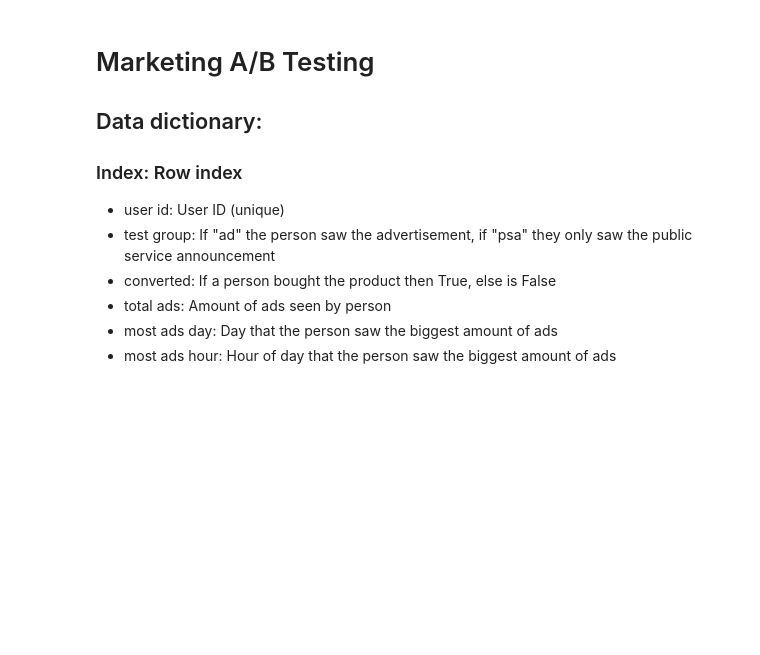
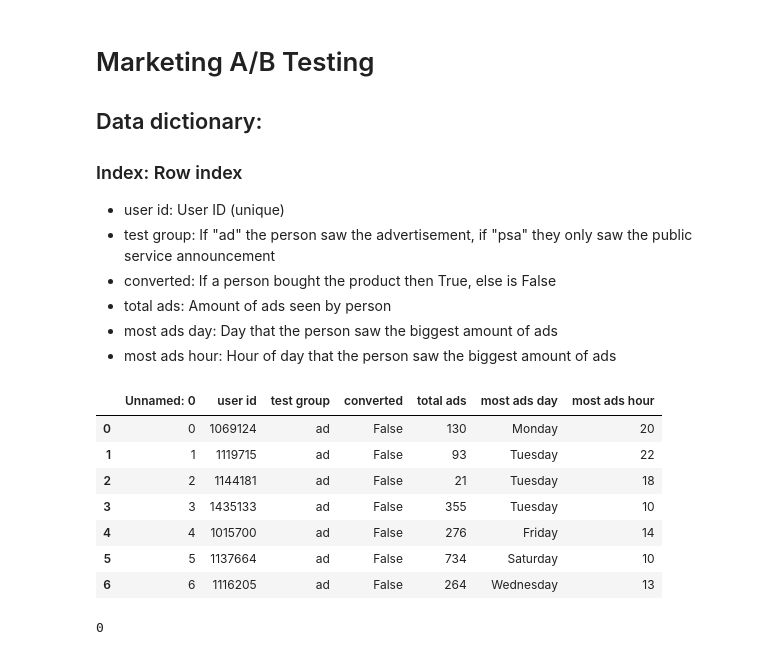
Before and after one commit to AlexanderGajduk/A_B_testing, a Jupyter notebook: marketing_AB.ipynb, the cells around one changed output. Saved outputs shown, nothing was run; the diff lists cells and outputs as text; code cells hidden in the pictures; blank space fills up the shorter version.

```diff
--- a/marketing_AB.ipynb
+++ b/marketing_AB.ipynb
@@ -14,0 +24,15 @@ import numpy as np
+# %%
+df.head(7)
+# %% [output]
+|  | Unnamed: 0 | user id | test group | converted | total ads | most ads day | most ads hour |
+| 0 | 0 | 1069124 | ad | False | 130 | Monday | 20 |
+| 1 | 1 | 1119715 | ad | False | 93 | Tuesday | 22 |
+| 2 | 2 | 1144181 | ad | False | 21 | Tuesday | 18 |
+| 3 | 3 | 1435133 | ad | False | 355 | Tuesday | 10 |
+| 4 | 4 | 1015700 | ad | False | 276 | Friday | 14 |
+| 5 | 5 | 1137664 | ad | False | 734 | Saturday | 10 |
+| 6 | 6 | 1116205 | ad | False | 264 | Wednesday | 13 |
+# %%
+df.duplicated(subset='user id').sum()
+# %% [output]
+0
```
Also changed, not shown: parts of 10 cells of this notebook.
